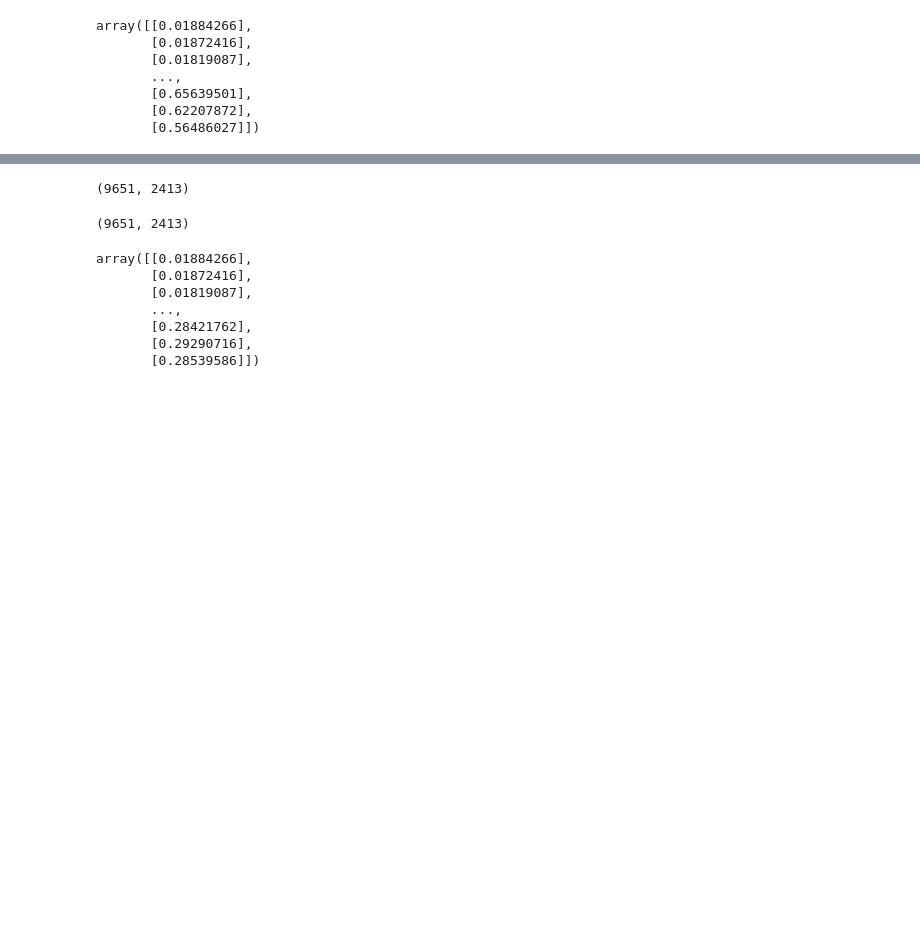
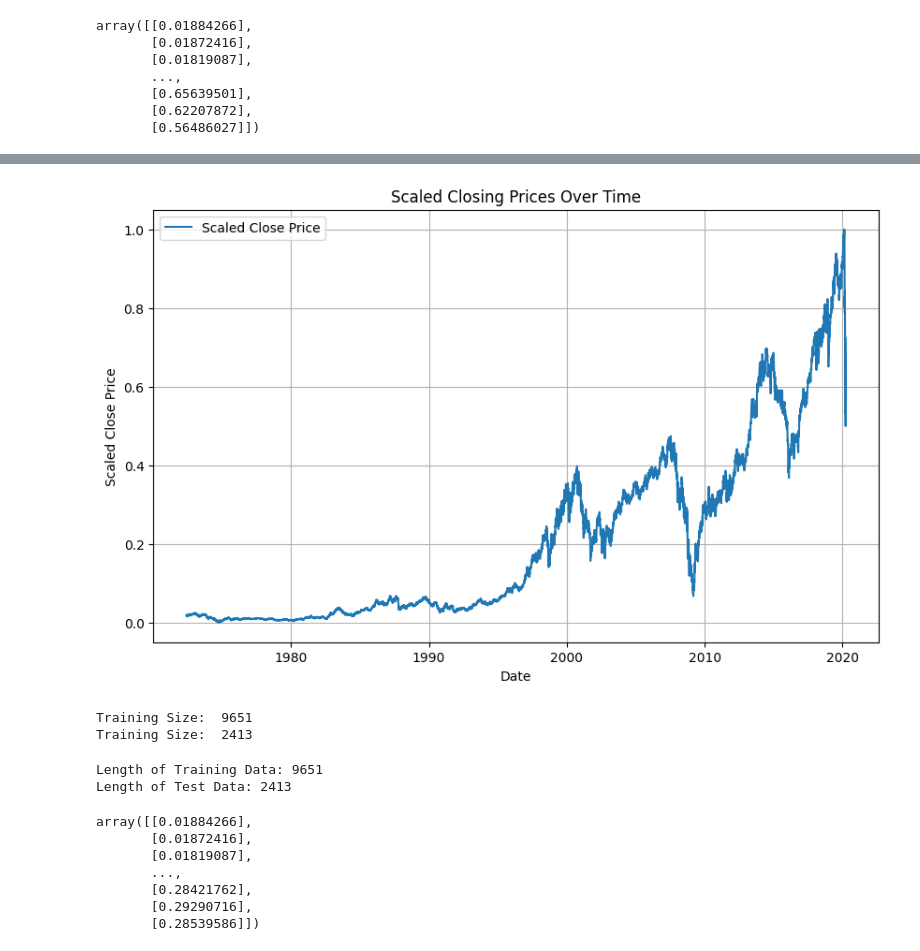
Before and after one commit to commitit/Stock-Prediction, a Jupyter notebook: stock_predictionv3.ipynb, the cells around one changed output, grey strips where cells are left out. Cells and saved outputs as stored; diff of their text form; code cells hidden in the pictures; blank space fills up the shorter version.

```diff
--- a/stock_predictionv3.ipynb
+++ b/stock_predictionv3.ipynb
@@ -118,0 +135,5 @@ df.head()
+# %%
+# To see the scaled data in a DF format, we create a new DF using the scaled values.
+#Create a new DataFrame with the scaled values and original dates in the index
+scaled_df = pd.DataFrame(df1, index = df.index, columns = ["Scaled_Close"])
+scaled_df.head()
@@ -119 +148,12 @@ df.head()
+# %%
+plt.figure(figsize=(10, 6))
+plt.plot(scaled_df.index, scaled_df["Scaled_Close"], label="Scaled Close Price")
+plt.title('Scaled Closing Prices Over Time')
+plt.xlabel('Date')
+plt.ylabel('Scaled Close Price')
+plt.legend()
+plt.grid(True)
+plt.show()
+# %% [output]
+[figure, added]
 # %%
@@ -123,12 +165,19 @@ test_size = len(df1)-training_size
 train_data,test_data=df1[0:training_size,:], df1[training_size:len(df1),:1]
-# %%
-training_size, test_size
-# %% [output]
-(9651, 2413)
-# %%
-len(train_data), len(test_data)
-# %% [output]
-(9651, 2413)
+# %%
+print ("Training Size: ", training_size)
+print ("Training Size: ", test_size)
+# %% [output]
+Training Size:  9651
+Training Size:  2413
+# %%
+#Checking the  length (number of rows) in our training and test set
+
+
+print("Length of Training Data:", len(train_data))
+print("Length of Test Data:", len(test_data))
+# %% [output]
+Length of Training Data: 9651
+Length of Test Data: 2413
 # %%
 train_data
 # %% [output]
```
Also changed, not shown: parts of 41 cells of this notebook.
